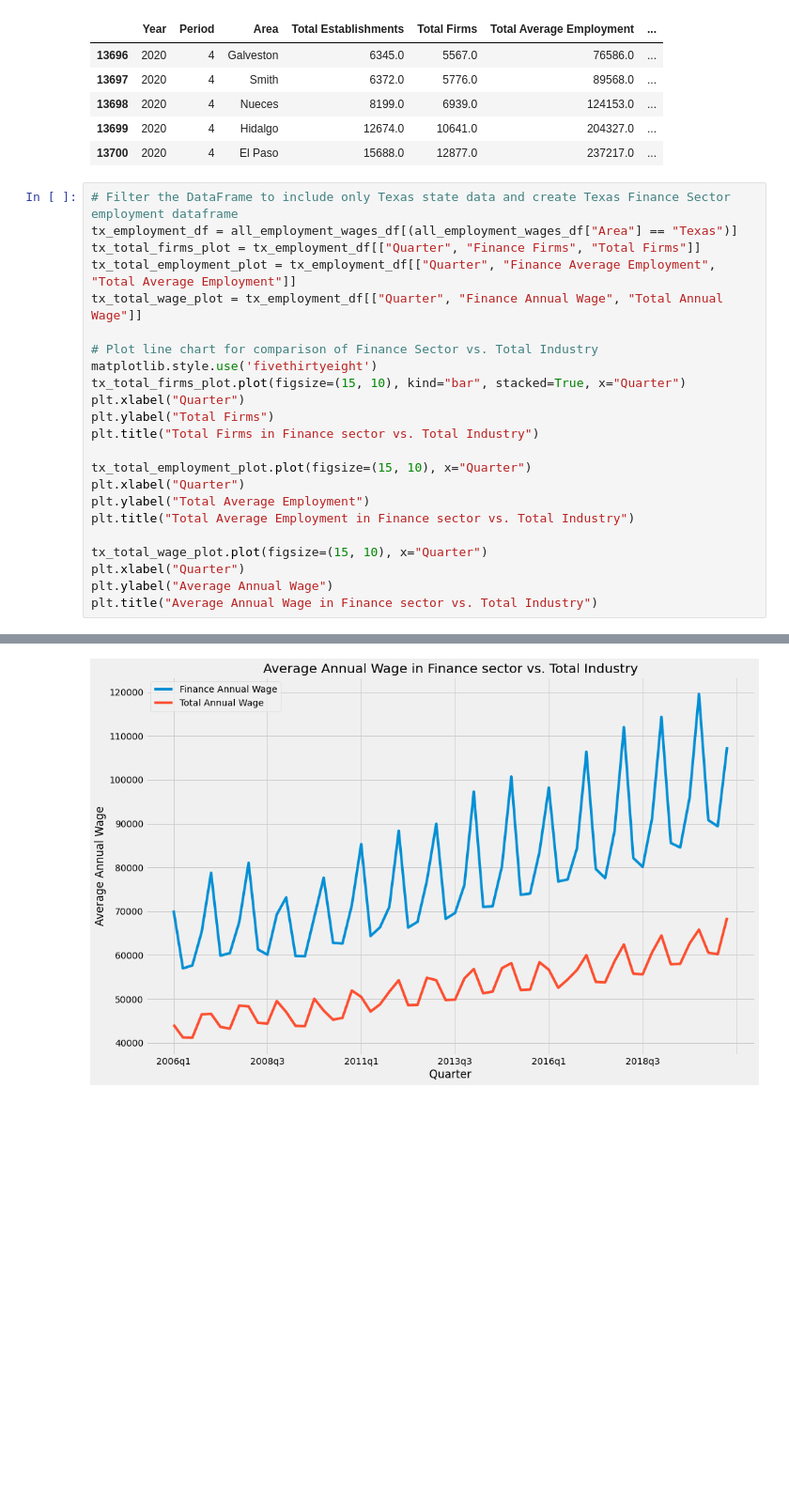
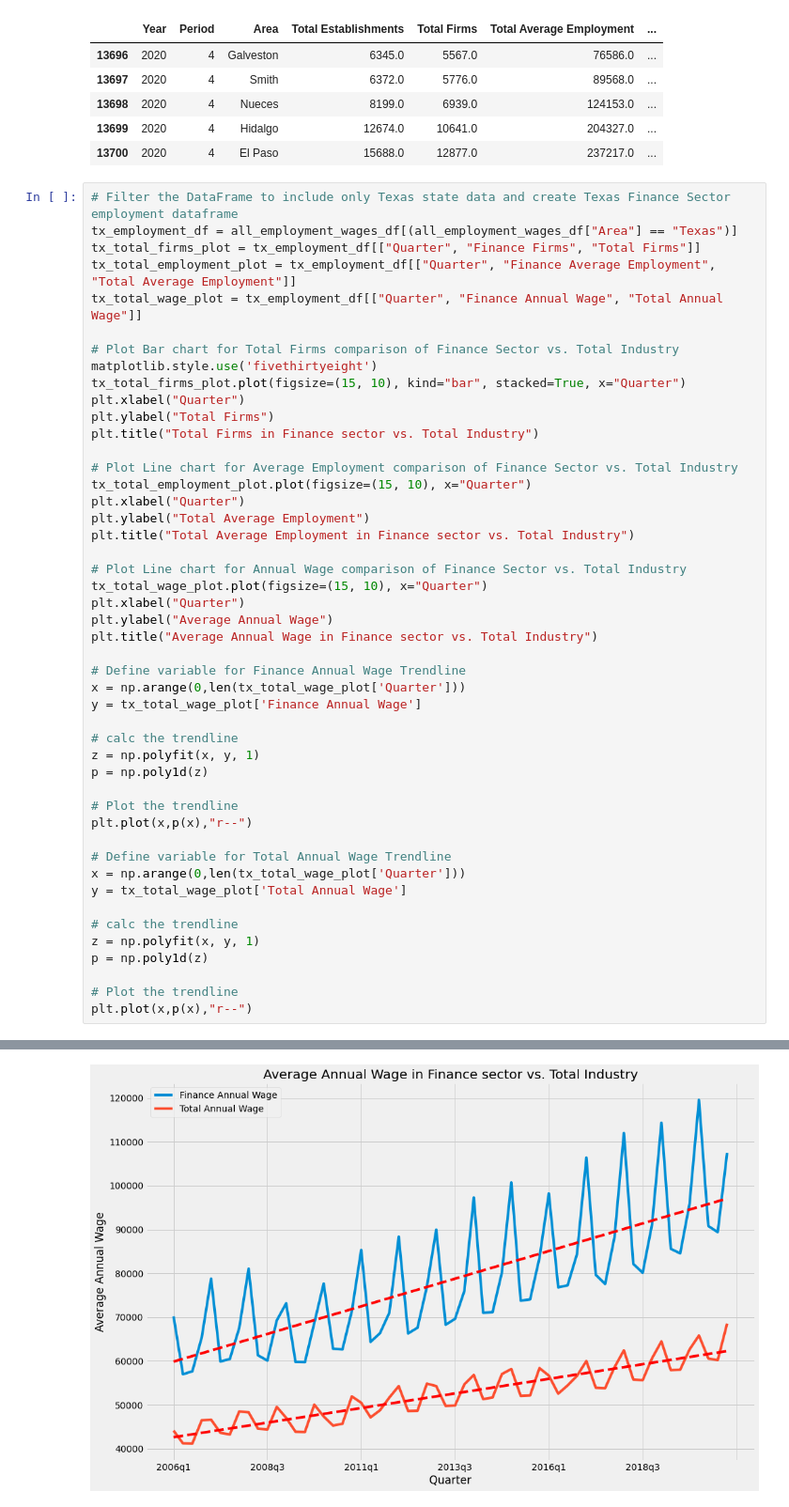
Before and after one commit to JuneB2021/Project1, a Jupyter notebook: Analytics File/unemployment_jb.ipynb, the cells around one changed output, grey strips where cells are left out. Shown: that part at 94% size. Drawn from its saved outputs; the diff is of its cells as text; blank space fills up the shorter version.

Commit message:
Add files via upload
adding trendline to annual wage graph

```diff
--- a/Analytics File/unemployment_jb.ipynb
+++ b/Analytics File/unemployment_jb.ipynb
@@ -165,20 +168,44 @@ tx_total_firms_plot = tx_employment_df[["Quarter", "Finance Firms", "Total Firms
 tx_total_employment_plot = tx_employment_df[["Quarter", "Finance Average Employment", "Total Average Employment"]]
 tx_total_wage_plot = tx_employment_df[["Quarter", "Finance Annual Wage", "Total Annual Wage"]]
 
-# Plot line chart for comparison of Finance Sector vs. Total Industry
+# Plot Bar chart for Total Firms comparison of Finance Sector vs. Total Industry
 matplotlib.style.use('fivethirtyeight')
 tx_total_firms_plot.plot(figsize=(15, 10), kind="bar", stacked=True, x="Quarter")
 plt.xlabel("Quarter")
 plt.ylabel("Total Firms")
 plt.title("Total Firms in Finance sector vs. Total Industry")
 
+# Plot Line chart for Average Employment comparison of Finance Sector vs. Total Industry
 tx_total_employment_plot.plot(figsize=(15, 10), x="Quarter")
 plt.xlabel("Quarter")
 plt.ylabel("Total Average Employment")
 plt.title("Total Average Employment in Finance sector vs. Total Industry")
 
+# Plot Line chart for Annual Wage comparison of Finance Sector vs. Total Industry
 tx_total_wage_plot.plot(figsize=(15, 10), x="Quarter")
 plt.xlabel("Quarter")
 plt.ylabel("Average Annual Wage")
 plt.title("Average Annual Wage in Finance sector vs. Total Industry")
+
+# Define variable for Finance Annual Wage Trendline
+x = np.arange(0,len(tx_total_wage_plot['Quarter']))
+y = tx_total_wage_plot['Finance Annual Wage']
+
+# calc the trendline
+z = np.polyfit(x, y, 1)
+p = np.poly1d(z)
+
+# Plot the trendline
+plt.plot(x,p(x),"r--")
+
+# Define variable for Total Annual Wage Trendline
+x = np.arange(0,len(tx_total_wage_plot['Quarter']))
+y = tx_total_wage_plot['Total Annual Wage']
+
+# calc the trendline
+z = np.polyfit(x, y, 1)
+p = np.poly1d(z)
+
+# Plot the trendline
+plt.plot(x,p(x),"r--")
 # %% [output]
@@ -186,3 +213,3 @@ Text(0.5, 1.0, 'Average Annual Wage in Finance sector vs. Total Industry')
 [figure]
 [figure]
-[figure, old version]
+[figure, new version]
```
Also changed, not shown: parts of 2 cells of this notebook.
